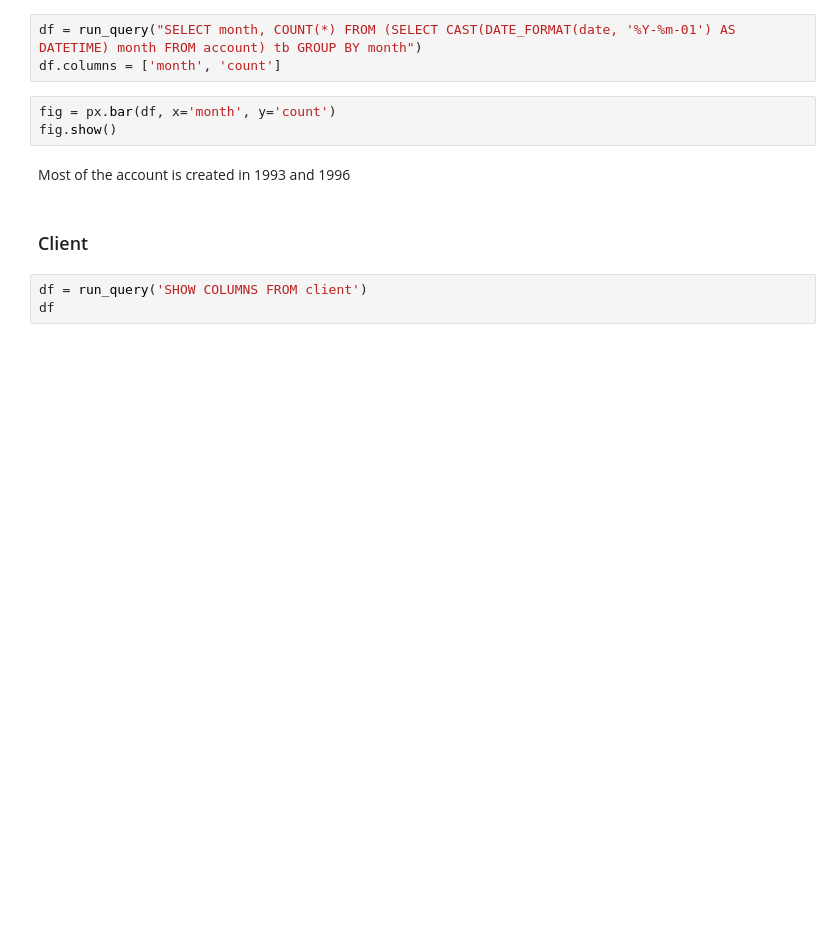
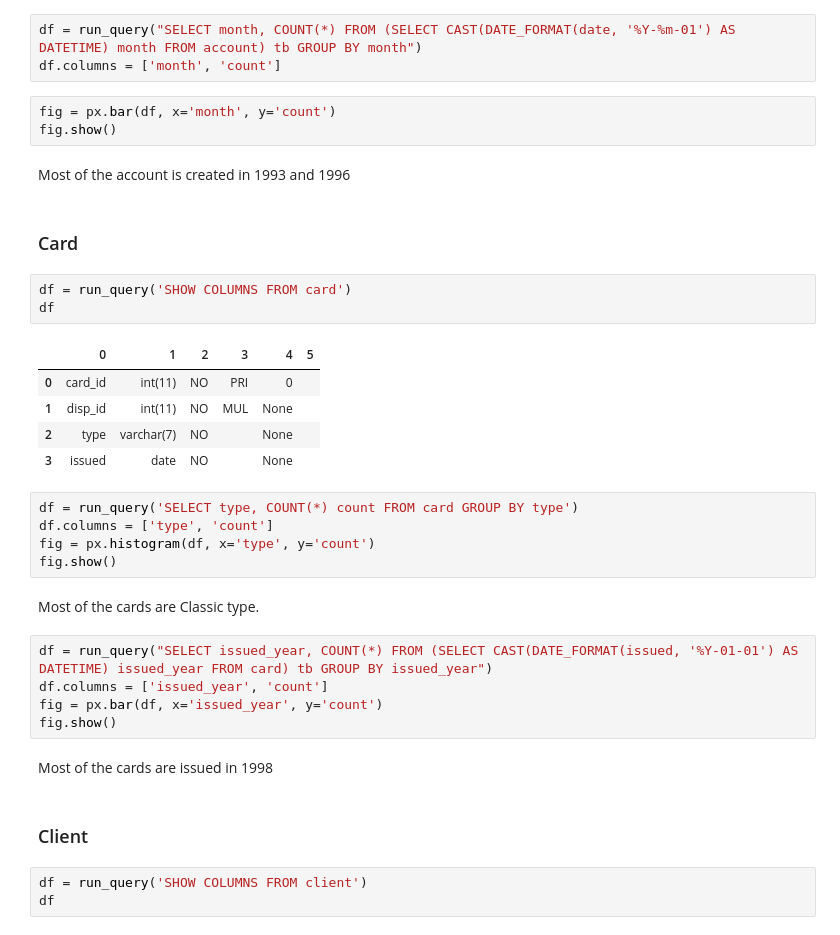
Before and after one commit to cyshen11/loan-prediction-app-aws, a Jupyter notebook: jupyter-nb/EDA.ipynb, the cells around one changed output. Saved outputs shown, nothing was run; the diff lists cells and outputs as text; blank space fills up the shorter version.

Commit message:
analyzed card table

```diff
--- a/jupyter-nb/EDA.ipynb
+++ b/jupyter-nb/EDA.ipynb
@@ -145,6 +145,31 @@ fig = px.bar(df, x='month', y='count')
 fig.show()
 # %% [markdown]
 Most of the account is created in 1993 and 1996
+# %% [markdown]
+### Card
+# %%
+df = run_query('SHOW COLUMNS FROM card')
+df
+# %% [output]
+|  | 0 | 1 | 2 | 3 | 4 | 5 |
+| 0 | card_id | int(11) | NO | PRI | 0 |  |
+| 1 | disp_id | int(11) | NO | MUL | None |  |
+| 2 | type | varchar(7) | NO |  | None |  |
+| 3 | issued | date | NO |  | None |  |
+# %%
+df = run_query('SELECT type, COUNT(*) count FROM card GROUP BY type')
+df.columns = ['type', 'count']
+fig = px.histogram(df, x='type', y='count')
+fig.show()
+# %% [markdown]
+Most of the cards are Classic type.
+# %%
+df = run_query("SELECT issued_year, COUNT(*) FROM (SELECT CAST(DATE_FORMAT(issued, '%Y-01-01') AS DATETIME) issued_year FROM card) tb GROUP BY issued_year")
+df.columns = ['issued_year', 'count']
+fig = px.bar(df, x='issued_year', y='count')
+fig.show()
+# %% [markdown]
+Most of the cards are issued in 1998
 # %% [markdown]
 ### Client
 # %%
```
